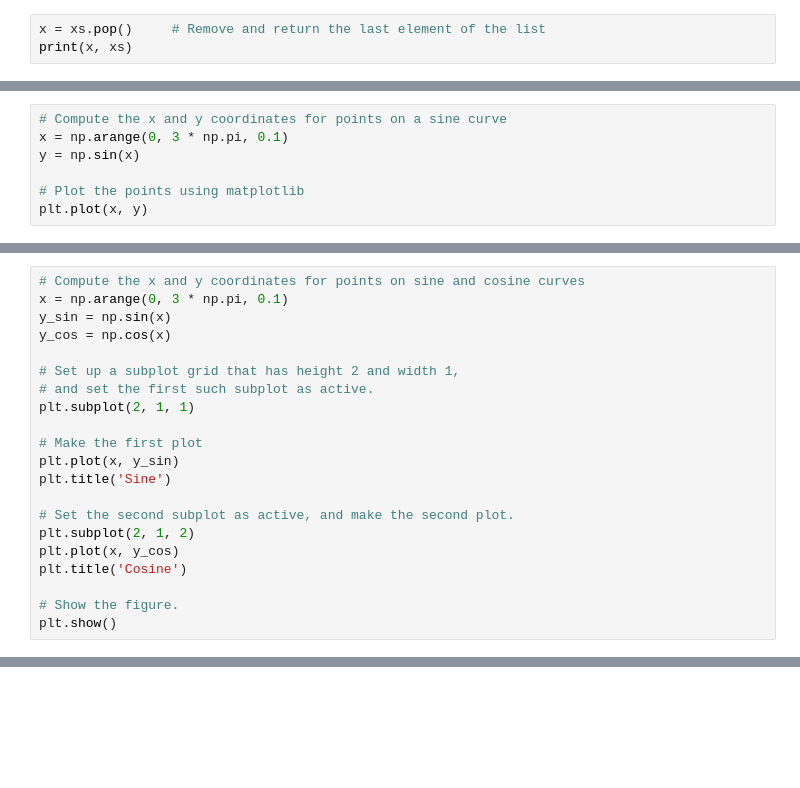
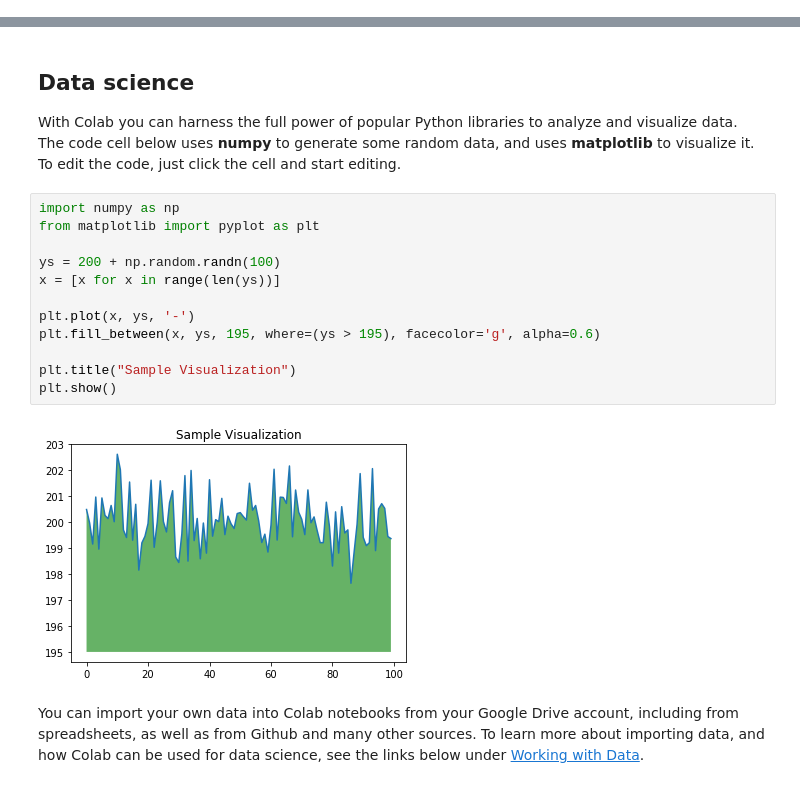
Before and after one commit to smartgeometry-ucl/COMP0169-Machine-Learning-for-Visual-Computing-2021, a Jupyter notebook: Week_1/01_Introduction_to_python_and_numpy.ipynb, the cells around one changed output, grey strips where cells are left out. Saved outputs shown, nothing was run; the diff lists cells and outputs as text; blank space fills up the shorter version.

```diff
--- a/Week_1/01_Introduction_to_python_and_numpy.ipynb
+++ b/Week_1/01_Introduction_to_python_and_numpy.ipynb
@@ -171,3 +0,0 @@ print(xs)
-# %%
-x = xs.pop()     # Remove and return the last element of the list
-print(x, xs)
@@ -930,7 +0,0 @@ The most important function in `matplotlib` is plot, which allows you to plot 2D
-# %%
-# Compute the x and y coordinates for points on a sine curve
-x = np.arange(0, 3 * np.pi, 0.1)
-y = np.sin(x)
-
-# Plot the points using matplotlib
-plt.plot(x, y)
@@ -960,21 +0,0 @@ You can plot different things in the same figure using the subplot function. Her
-# %%
-# Compute the x and y coordinates for points on sine and cosine curves
-x = np.arange(0, 3 * np.pi, 0.1)
-y_sin = np.sin(x)
-y_cos = np.cos(x)
-
-# Set up a subplot grid that has height 2 and width 1,
-# and set the first such subplot as active.
-plt.subplot(2, 1, 1)
-
-# Make the first plot
-plt.plot(x, y_sin)
-plt.title('Sine')
-
-# Set the second subplot as active, and make the second plot.
-plt.subplot(2, 1, 2)
-plt.plot(x, y_cos)
-plt.title('Cosine')
-
-# Show the figure.
-plt.show()
@@ -984,0 +38,20 @@ You can read much more about the `subplot` function in the [documentation](http:
+# %% [markdown]
+## Data science
+
+With Colab you can harness the full power of popular Python libraries to analyze and visualize data. The code cell below uses **numpy** to generate some random data, and uses **matplotlib** to visualize it. To edit the code, just click the cell and start editing.
+# %%
+import numpy as np
+from matplotlib import pyplot as plt
+
+ys = 200 + np.random.randn(100)
+x = [x for x in range(len(ys))]
+
+plt.plot(x, ys, '-')
+plt.fill_between(x, ys, 195, where=(ys > 195), facecolor='g', alpha=0.6)
+
+plt.title("Sample Visualization")
+plt.show()
+# %% [output]
+[figure, added]
+# %% [markdown]
+You can import your own data into Colab notebooks from your Google Drive account, including from spreadsheets, as well as from Github and many other sources. To learn more about importing data, and how Colab can be used for data science, see the links below under [Working with Data](#working-with-data).
```
Also changed, not shown: parts of 188 cells of this notebook.
